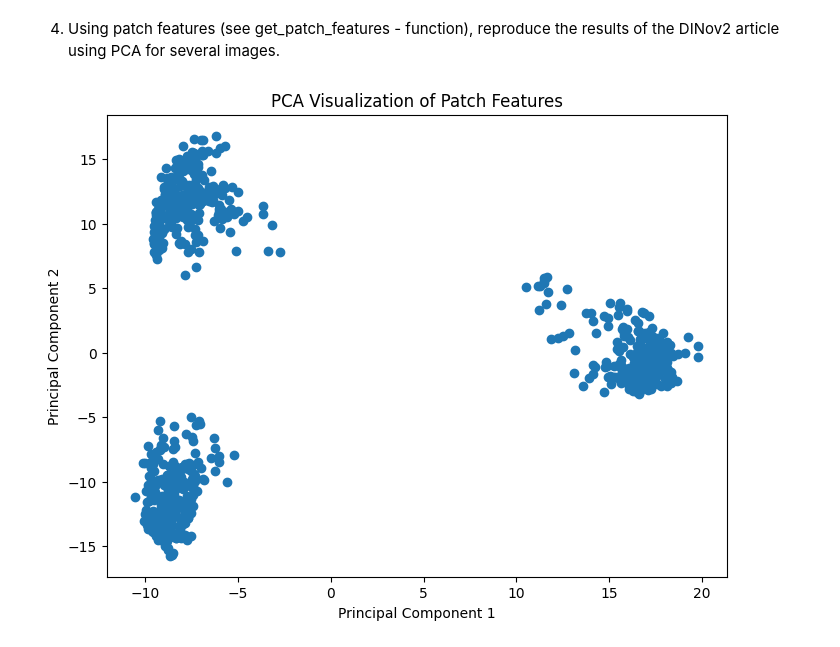
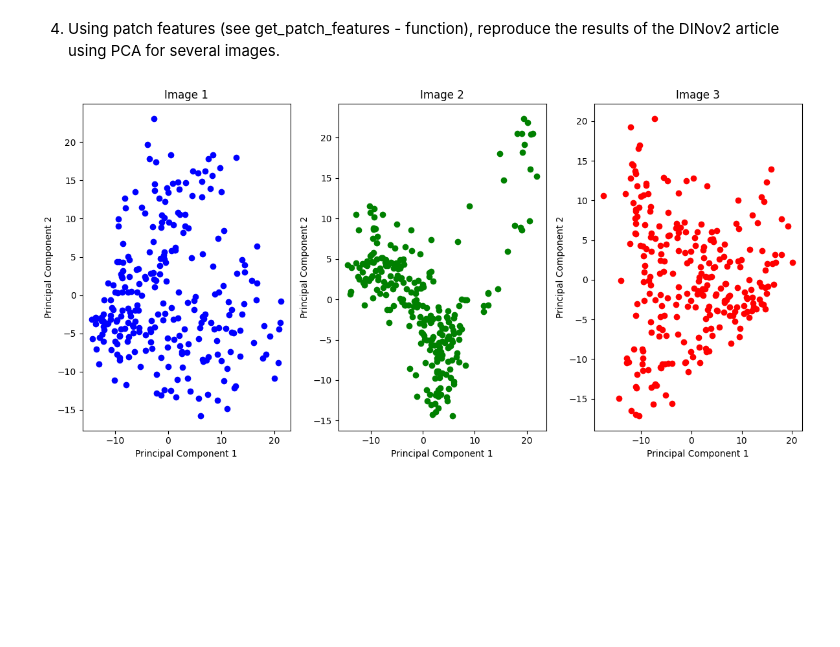
Before and after one commit to mariamzhamakochyan/DINOv2-Image-Analysis-and-Classification, a Jupyter notebook: Untitled1.ipynb, the cells around one changed output. Saved outputs shown, nothing was run; the diff lists cells and outputs as text; code cells hidden in the pictures; blank space fills up the shorter version.

```diff
--- a/Untitled1.ipynb
+++ b/Untitled1.ipynb
@@ -220,34 +230,48 @@ SVM AUC: 0.581453634085213
 # %% [markdown]
 4. Using patch features (see get_patch_features - function), reproduce the results of the DINov2 article using PCA for several images.
 # %%
-
-# Set the paths to the images
 image_paths = ['sample_data/images/Cat/1.jpg', 'sample_data/images/Dog/2.jpg', 'sample_data/images/Cat/3.jpg']
 
 # Preprocess and prepare the images
 images = []
 for path in image_paths:
     img = Image.open(path).convert("RGB")
     img = T.Resize((224, 224))(img)
     img = T.ToTensor()(img)
     img = T.Normalize(mean=(0.485, 0.456, 0.406), std=(0.229, 0.224, 0.225))(img)
     images.append(img)
 
-images = torch.stack(images)
+# Get the patch features for each image
+patch_features_list = []
+for image in images:
+    patch_features = get_patch_features(model, image.unsqueeze(0))
+    patch_features_list.append(patch_features)
 
-# Get the patch features
-patch_features = get_patch_features(model, images)
+# Apply PCA for dimensionality reduction for each image
+pca_list = []
+pca_features_list = []
+for patch_features in patch_features_list:
+    # Reshape patch features
+    patch_features_reshaped = patch_features.reshape(-1, patch_features.shape[-1])
 
-# Apply PCA for dimensionality reduction
-pca = PCA(n_components=2)
-patch_features_pca = pca.fit_transform(patch_features.reshape(-1, patch_features.shape[-1]))
+    # Apply PCA
+    pca = PCA(n_components=2)
+    pca_features = pca.fit_transform(patch_features_reshaped)
+
+    pca_list.append(pca)
+    pca_features_list.append(pca_features)
 
 # Plot the results
-plt.figure(figsize=(8, 6))
-plt.scatter(patch_features_pca[:, 0], patch_features_pca[:, 1])
-plt.xlabel('Principal Component 1')
-plt.ylabel('Principal Component 2')
-plt.title('PCA Visualization of Patch Features')
+colors = ['blue', 'green', 'red']
+plt.figure(figsize=(12, 6))
+for i, pca_features in enumerate(pca_features_list):
+    plt.subplot(1, 3, i+1)
+    plt.scatter(pca_features[:, 0], pca_features[:, 1], color=colors[i])
+    plt.xlabel('Principal Component 1')
+    plt.ylabel('Principal Component 2')
+    plt.title(f'Image {i+1}')
+
+plt.tight_layout()
 plt.show()
 # %% [output]
-[figure, old version]
+[figure, new version]
```
Also changed, not shown: parts of 11 cells of this notebook.
